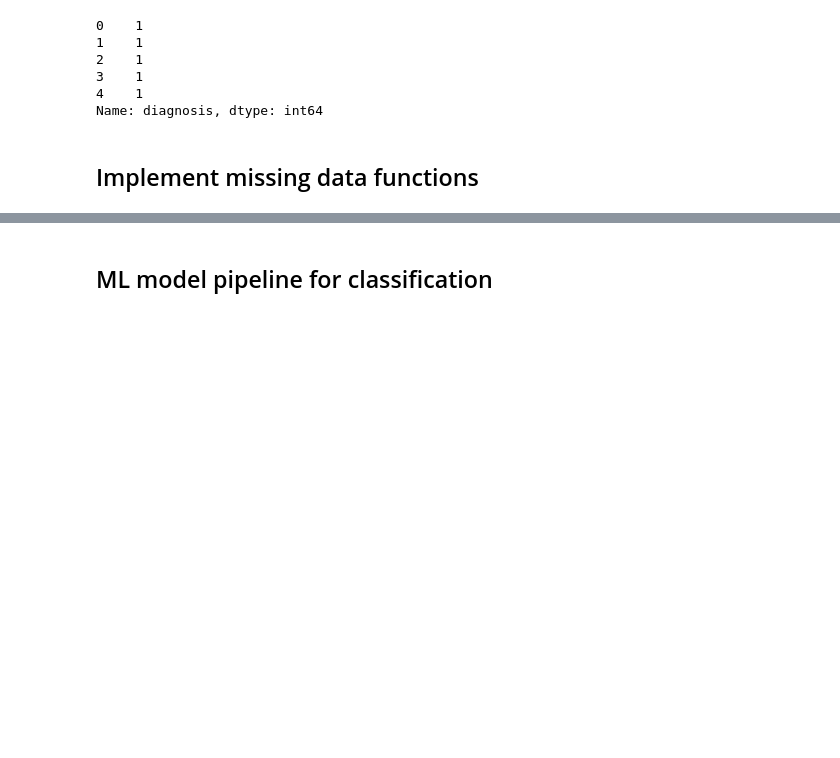
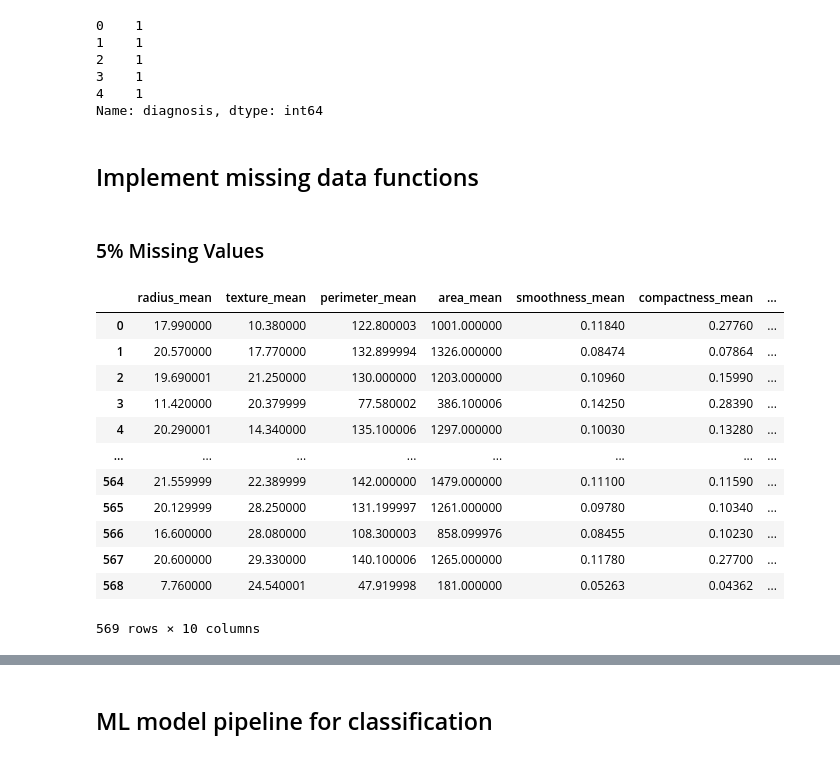
Before and after one commit to Research-Topics-in-Data-Mining/missingness-effect-complete-dataset, a Jupyter notebook: notebooks/Research Topics Project.ipynb, the cells around one changed output, grey strips where cells are left out. Drawn from its saved outputs; the diff is of its cells as text; code cells hidden in the pictures; blank space fills up the shorter version.

Commit message:
updated missing data function, provided missingness

```diff
--- a/notebooks/Research Topics Project.ipynb
+++ b/notebooks/Research Topics Project.ipynb
@@ -41,3 +36,25 @@ Name: diagnosis, dtype: float64
 Name: diagnosis, dtype: int64
 # %% [markdown]
 ## Implement missing data functions
+# %% [markdown]
+### 5% Missing Values
+# %%
+DF_MAR_5 = get_missing_df(X, 0.05, "MAR")
+DF_MNAR_5 = get_missing_df(X, 0.05, "MNAR")
+DF_MCAR_5 = get_missing_df(X, 0.05, "MCAR")
+
+DF_MAR_5
+# %% [output]
+|  | radius_mean | texture_mean | perimeter_mean | area_mean | smoothness_mean | compactness_mean | ... |
+| 0 | 17.990000 | 10.380000 | 122.800003 | 1001.000000 | 0.11840 | 0.27760 | ... |
+| 1 | 20.570000 | 17.770000 | 132.899994 | 1326.000000 | 0.08474 | 0.07864 | ... |
+| 2 | 19.690001 | 21.250000 | 130.000000 | 1203.000000 | 0.10960 | 0.15990 | ... |
+| 3 | 11.420000 | 20.379999 | 77.580002 | 386.100006 | 0.14250 | 0.28390 | ... |
+| 4 | 20.290001 | 14.340000 | 135.100006 | 1297.000000 | 0.10030 | 0.13280 | ... |
+| ... | ... | ... | ... | ... | ... | ... | ... |
+| 564 | 21.559999 | 22.389999 | 142.000000 | 1479.000000 | 0.11100 | 0.11590 | ... |
+| 565 | 20.129999 | 28.250000 | 131.199997 | 1261.000000 | 0.09780 | 0.10340 | ... |
+| 566 | 16.600000 | 28.080000 | 108.300003 | 858.099976 | 0.08455 | 0.10230 | ... |
+| 567 | 20.600000 | 29.330000 | 140.100006 | 1265.000000 | 0.11780 | 0.27700 | ... |
+| 568 | 7.760000 | 24.540001 | 47.919998 | 181.000000 | 0.05263 | 0.04362 | ... |
+569 rows × 10 columns
```
Also changed, not shown: parts of 12 cells of this notebook, 2 other files.
